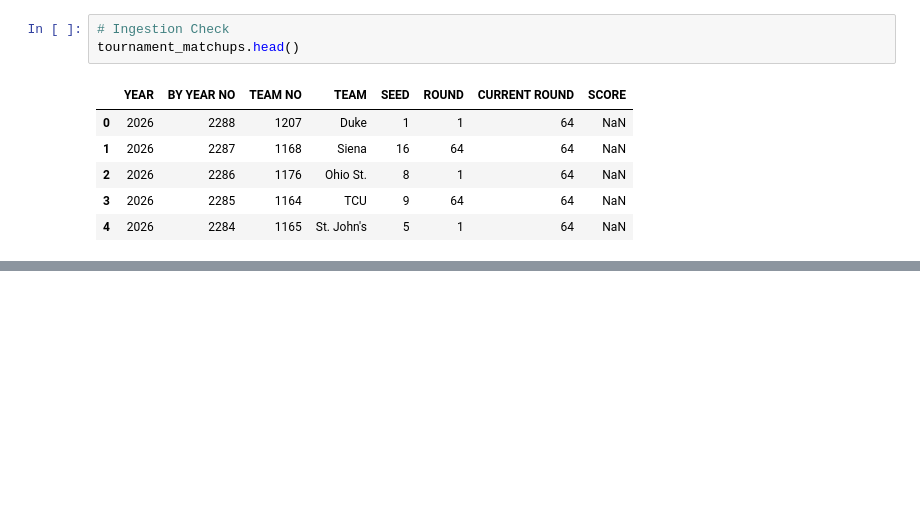
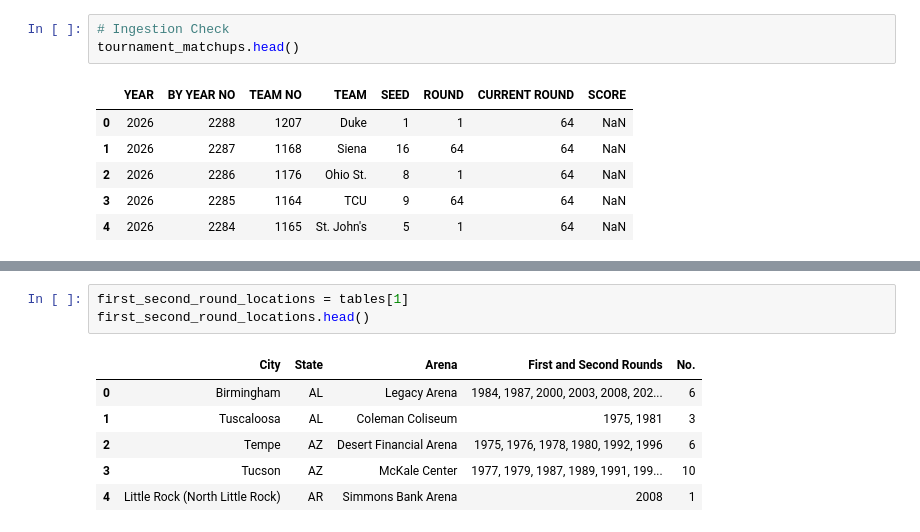
Before and after one commit to jstebick16-cloud/Stebick-Scores, a Jupyter notebook: finalcapstone.ipynb, the cells around one changed output, grey strips where cells are left out. Saved outputs shown, nothing was run; the diff lists cells and outputs as text; blank space fills up the shorter version.

```diff
--- a/finalcapstone.ipynb
+++ b/finalcapstone.ipynb
@@ -180,0 +365,10 @@ Please set a user-agent and respect our robot policy https://w.wiki/4wJS. See al
+# %%
+first_second_round_locations = tables[1]
+first_second_round_locations.head()
+# %% [output]
+|  | City | State | Arena | First and Second Rounds | No. |
+| 0 | Birmingham | AL | Legacy Arena | 1984, 1987, 2000, 2003, 2008, 202... | 6 |
+| 1 | Tuscaloosa | AL | Coleman Coliseum | 1975, 1981 | 3 |
+| 2 | Tempe | AZ | Desert Financial Arena | 1975, 1976, 1978, 1980, 1992, 1996 | 6 |
+| 3 | Tucson | AZ | McKale Center | 1977, 1979, 1987, 1989, 1991, 199... | 10 |
+| 4 | Little Rock (North Little Rock) | AR | Simmons Bank Arena | 2008 | 1 |
```
Also changed, not shown: parts of 8 cells of this notebook.
